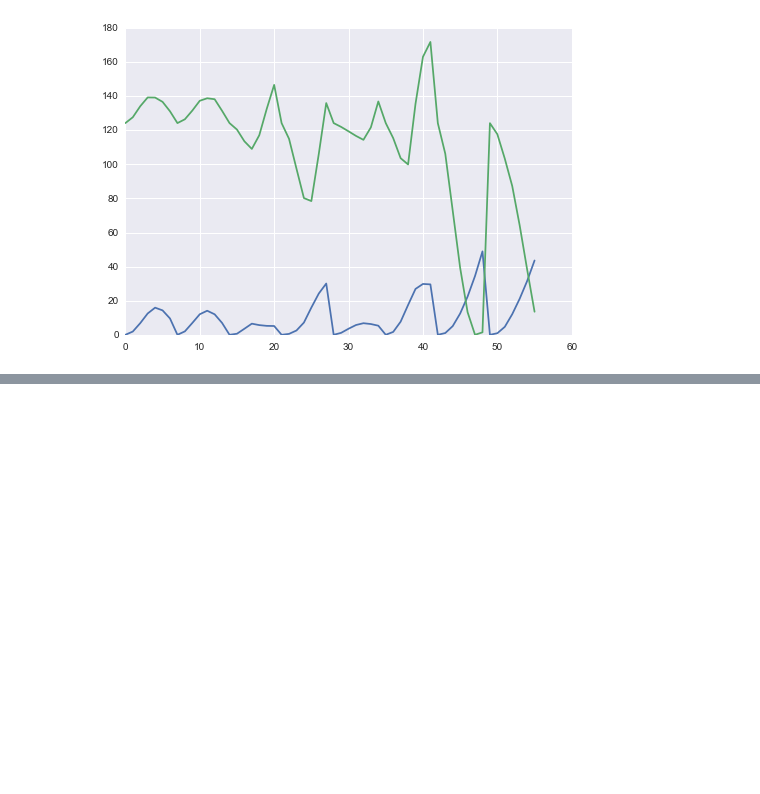
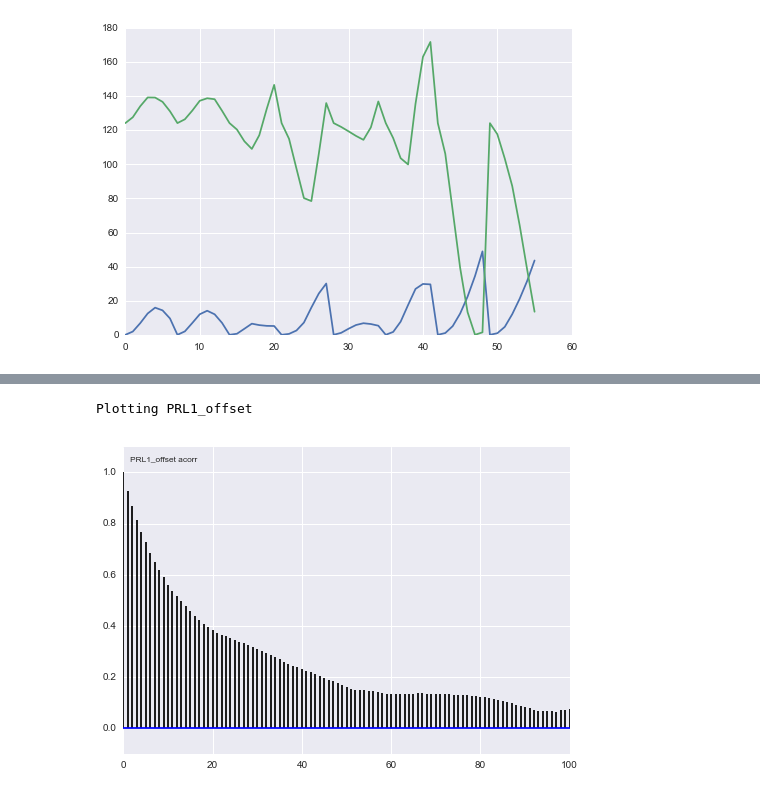
Before and after one commit to choderalab/torsionfit, a Jupyter notebook: examples/pyrrol/Pyrrol_analysis.ipynb, the cells around one changed output, grey strips where cells are left out. Saved outputs shown, nothing was run; the diff lists cells and outputs as text; code cells hidden in the pictures; blank space fills up the shorter version.

```diff
--- a/examples/pyrrol/Pyrrol_analysis.ipynb
+++ b/examples/pyrrol/Pyrrol_analysis.ipynb
@@ -48 +49,6 @@ seaborn.tsplot(db.trace('mm_energy')[:], err_style='unit_traces'), plt.plot(pyrr
+# %%
+pymc.Matplot.autocorrelation(db.trace('PRL1_offset')[100:], 'PRL1_offset')
+# %% [output]
+Plotting PRL1_offset
+[figure, added]
 # %%
```
Also changed, not shown: parts of 16 cells of this notebook.
